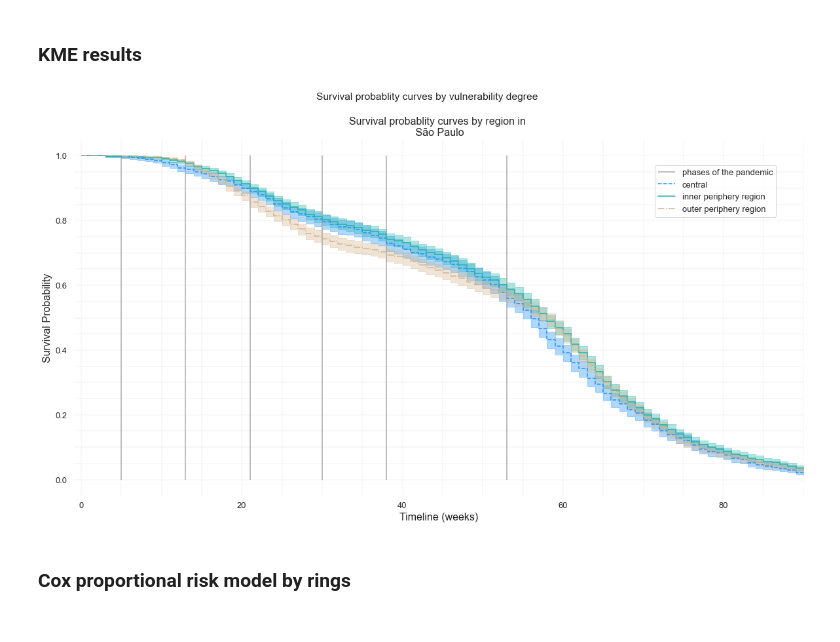
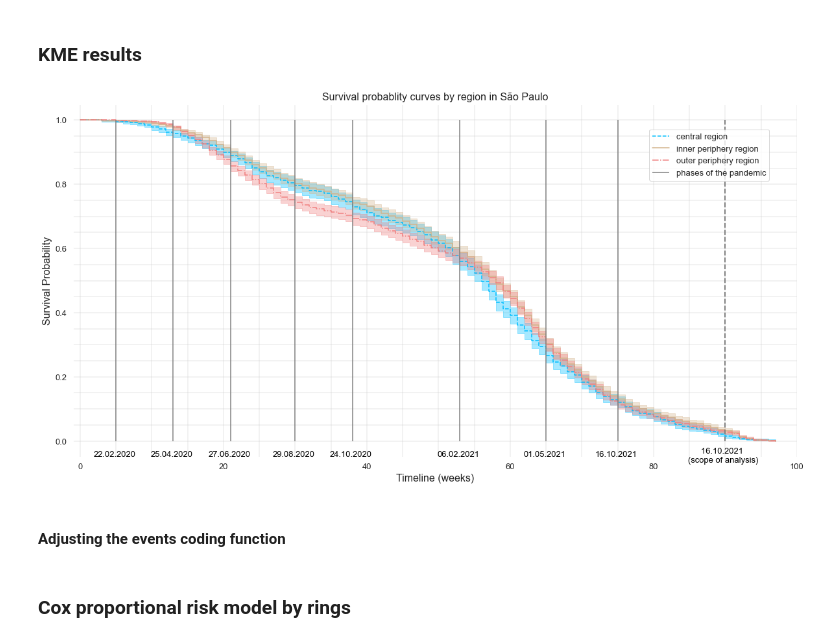
Before and after one commit to alexandrepereiraarq/urb_exposure_nexus, a Jupyter notebook: CVGI MStress_COVID_SP.v8.ipynb, the cells around one changed output. Drawn from its saved outputs; the diff is of its cells as text; code cells hidden in the pictures.

Commit message:
updating coding, dummies, Cox regression and KME

```diff
--- a/CVGI MStress_COVID_SP.v7.ipynb
+++ b/CVGI MStress_COVID_SP.v8.ipynb
@@ -1130,17 +1130,19 @@ Wall time: 1min 1s
 df1 = svi_central_df
 df2 = svi_inner_df
 df3 = svi_outer_df
-df4 = svi_metro_df
 
-save_fig = False
+save_fig = True
 ci_alpha_value = 0.35
 lineStyles = ['--','-','-.',':']
 cmap = matplotlib.cm.get_cmap('viridis') # tab10
-color_list = ['dodgerblue','lightseagreen','tan','lightsalmon','salmon']
+color_list = ['deepskyblue','tan','lightcoral','lightsalmon','salmon'] #['dodgerblue','lightseagreen','tan','lightsalmon','salmon']
 #setting font sizes
 ss = 13
 ms = 16
 ls = 18
+vlines_pos = [5,13,21,30,38,53,65,75]
+vlines_pos_dict = {5:'22.02.2020',13:'25.04.2020',21:'27.06.2020',30:'29.08.2020',
+                   38:'24.10.2020',53:'06.02.2021',65:'01.05.2021',75:'16.10.2021'} #these are the actual dates for reference
 
 plt.rc('font', size=ss)          # controls default text sizes
 plt.rc('axes', titlesize=ms)     # fontsize of the axes title
@@ -1150,63 +1152,55 @@ plt.rc('ytick', labelsize=ss)    # fontsize of the tick labels
 plt.rc('legend', fontsize=ss)    # legend fontsize
 
 fig,ax = plt.subplots(figsize=(20,10))#,gridspec_kw=dict(right=0.9)
-fig.suptitle('Survival probablity curves by vulnerability degree')
+ax.set_facecolor((1, 1,1))
 
-#for i in range(len(vlines_pos)):
-#    text((vlines_pos[i]-0.3),1.01,i+1,color='darkgrey')
-#ax.vlines([53], 0, 1, colors='grey',lw=2, linestyles='--') #, label='scope of KME analysis'
-ax.set_facecolor((1, 1,1))
-vlines_pos = [5,13,21,30,38,53]
-ax.vlines(vlines_pos, 0, 1, colors='darkgrey',lw=1.5, linestyles='-', label='phases of the pandemic')
-
-#text(52.7,1.01,'6, (scope of analysis)',color='black')
-plt.minorticks_on()
-plt.grid(b=True, which='both',color='gainsboro', linestyle='-', linewidth=0.4)
-
-#fitting for allcities at the same time
+#fitting the model
 kmf_ext1 = KaplanMeierFitter()
 T1 = df1['week']     ## time to event
 E1 = df1['event']      ## event occurred or censored
-label1 = 'central'
-
+label1 = 'central region'
 kmf_ext1.fit(T1, E1, label=label1)    ## fit the cohort 1 data label=cities_list[i]
 kmf_ext1.plot(ci_legend=True,ci_alpha=ci_alpha_value, color=color_list[0],ls=lineStyles[0])
 
-
 kmf_ext2 = KaplanMeierFitter()
-
 T2 = df2['week']     ## time to event
 E2 = df2['event']      ## event occurred or censored
 label2 = 'inner periphery region'
 kmf_ext2.fit(T2, E2, label=label2)    ## fit the cohort 1 data label=cities_list[i]
 kmf_ext2.plot(ci_legend=True,ci_alpha=ci_alpha_value, color=color_list[1],ls=lineStyles[1]) #show_censors=True
 
 kmf_ext3 = KaplanMeierFitter()
 T3 = df3['week']     ## time to event
 E3 = df3['event']      ## event occurred or censored
 label3 = 'outer periphery region'
-
 kmf_ext3.fit(T3, E3, label=label3)    ## fit the cohort 1 data label=cities_list[i]
 kmf_ext3.plot(ci_legend=True,ci_alpha=ci_alpha_value, color=color_list[2],ls=lineStyles[2]) #show_censors=True
 
-'''kmf_ext4 = KaplanMeierFitter()
+plt.minorticks_on()
+ax.grid(b=True, which='minor', color='silver', linewidth=0.4)
+ax.grid(b=True, which='major', color='silver', linewidth=0.4)
+ax.set(title = "Survival probablity curves by region in São Paulo", xlabel='Timeline (weeks)',
+       ylabel='Survival Probability',xlim=[-1,100])#\n
+#plt.setp(ax.get_xticklabels(), rotation = 0)
 
-T4 = df4['week']     ## time to event
-E4 = df4['event']      ## event occurred or censored
-label4 = 'metropolitan periphery region'
+ax.vlines([90], 0, 1, colors='grey',lw=2, linestyles='--') #, label='scope of KME analysis'
+ax.text(89.7,-0.02,'16.10.2021 \n(scope of analysis)',color='black',ha='center',va='top')
+#ax.text(-0.235,-0.06,'(04/01/2020)',color='black')
+#ax.text(101,-0.06,'(30/11/2021)',color='black',ha='right')
+for i in range(len(vlines_pos)):
+    ax.text((vlines_pos[i]-0.2),-0.03,vlines_pos_dict[vlines_pos[i]],color='black',ha='center',va='top')  #i+1
+ax.vlines(vlines_pos, 0, 1, colors='grey',lw=1.5, linestyles='-', label='phases of the pandemic')
 
-kmf_ext4.fit(T4, E4, label=label4)    ## fit the cohort 1 data label=cities_list[i]
-kmf_ext4.plot(ci_legend=True,ci_alpha=ci_alpha_value, color=color_list[3],ls=lineStyles[3]) #show_censors=True'''
-
-plt.setp(ax.get_xticklabels(), rotation = 0)
-plt.legend(bbox_to_anchor=(0.79, 0.94), loc='upper left', facecolor='white') #
-ax.set(title = "Survival probablity curves by region in \n São Paulo", xlabel='Timeline (weeks)', ylabel='Survival Probability',xlim=[-1,90])
+#fig.suptitle('Survival probablity curves by vulnerability degree')
+plt.legend(bbox_to_anchor=(0.79, 0.94), loc='upper left', facecolor='white') #legend comes last to catch all elements from plot and phases of the pandemic
 
 if save_fig == True:
-    file_name = 'CVGI_KME_SVI_districts_per_ring_D2.png'
-    file_path = Path('./06 imgs/')
+    file_name = 'CVGI_KME_SVI_districts_per_ring_D3.png'
+    file_path = Path('./OUT/')
     url = file_path / file_name
     plt.savefig(url, dpi=300,bbox_inches='tight',pad_inches=0.05)
 plt.show()
 # %% [output]
-[figure, old version]
+[figure, new version]
+# %% [markdown]
+<h4>Adjusting the events coding function</h4>
```
Also changed, not shown: parts of 13 cells of this notebook, 2 other files.
